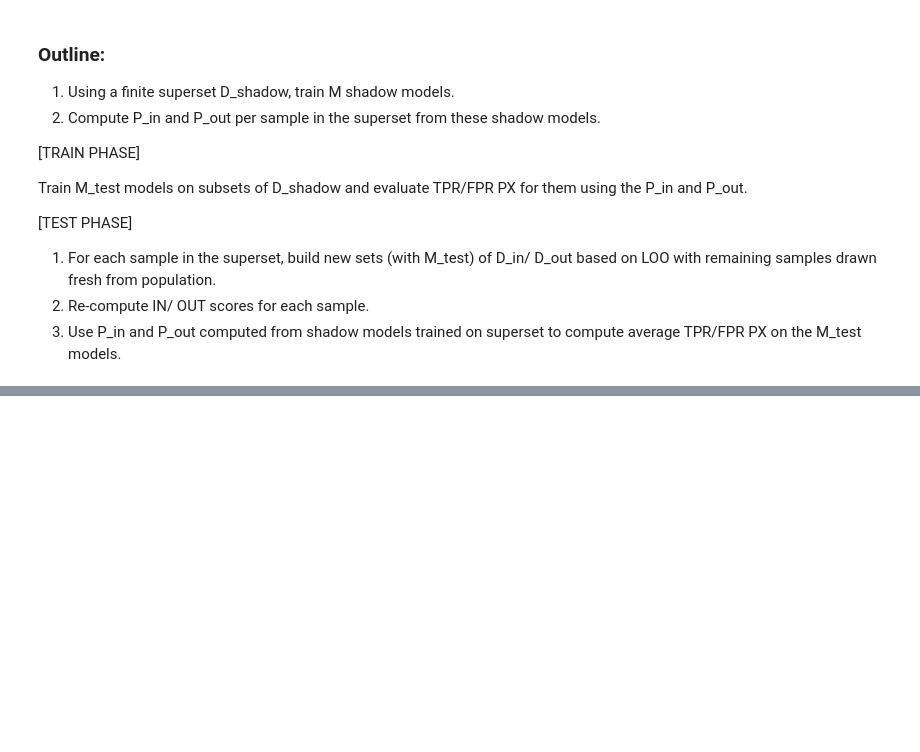
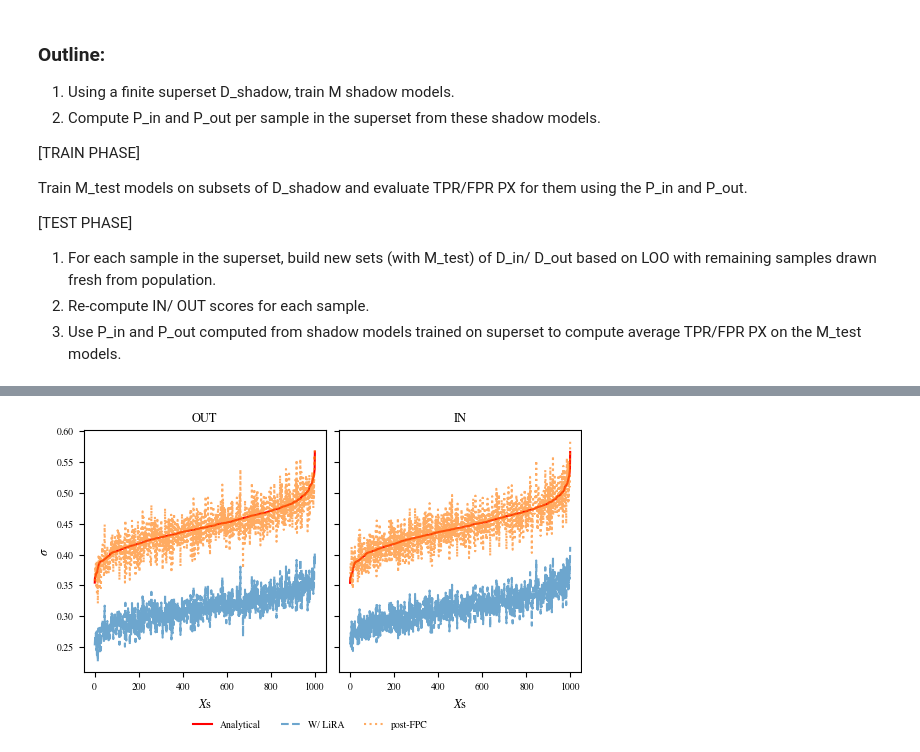
Before and after one commit to TrustworthyMLHelsinki/mi_vulnerbility_evaluation, a Jupyter notebook: finite_pop_eval.ipynb, the cells around one changed output, grey strips where cells are left out. Cells and saved outputs as stored; diff of their text form; code cells hidden in the pictures; blank space fills up the shorter version.

```diff
--- a/finite_pop_eval.ipynb
+++ b/finite_pop_eval.ipynb
@@ -35,9 +35,9 @@ Train M_test models on subsets of D_shadow and evaluate TPR/FPR PX for them usin
 # %%
 np.random.seed(0)
 
-N = 500
+N = 1000
 d = 100
-N_train = 250
+N_train = int(N//2)
 sigma = 1.0
 alpha = 0.01
 eps = 1e-12
@@ -121,0 +192,53 @@ Post-FPC 0.035640625 0.0110078125
+# %%
+with plt.rc_context(rc):
+    fig, ax = plt.subplots(1, 2, sharex="row", sharey="row")
+
+    plots = [
+        ("OUT", analytical_sigma_out, sigma_outs, sigma_outs_corr),
+        ("IN",  analytical_sigma_in,  sigma_ins,  sigma_ins_corr),
+    ]
+
+    for i, (label, analytical, empirical, corrected) in enumerate(plots):
+        # sort by analytical std for a clean line plot
+        order = np.argsort(analytical)
+
+        ax[i].plot(
+            analytical[order],
+            color="r",
+            label="Analytical",
+            lw=1.5,
+
+        )
+        ax[i].plot(
+            empirical[order],
+            label="W/ LiRA",
+            lw=1.5,
+            ls="--",
+            alpha=0.65
+        )
+        ax[i].plot(
+            corrected[order],
+            label="post-FPC",
+            lw=1.5,
+            ls=":",
+            alpha=0.65
+        )
+
+        ax[i].set_title(rf"{label}")
+        ax[i].set_xlabel(r"$X$s")
+        ax[i].set_box_aspect(1)
+
+    ax[0].set_ylabel(r"$\sigma$")
+
+    h, l = ax[0].get_legend_handles_labels()
+    fig.legend(
+        h, l,
+        loc="lower center",
+        bbox_to_anchor=(0.5, -0.05),
+        ncol=3,
+        frameon=False,
+    )
+    # plt.savefig("stdev_pre_post_fpc_lira.pdf", bbox_inches="tight")
+    plt.show()
+# %% [output]
+[figure, added]
```
Also changed, not shown: parts of 9 cells of this notebook.
